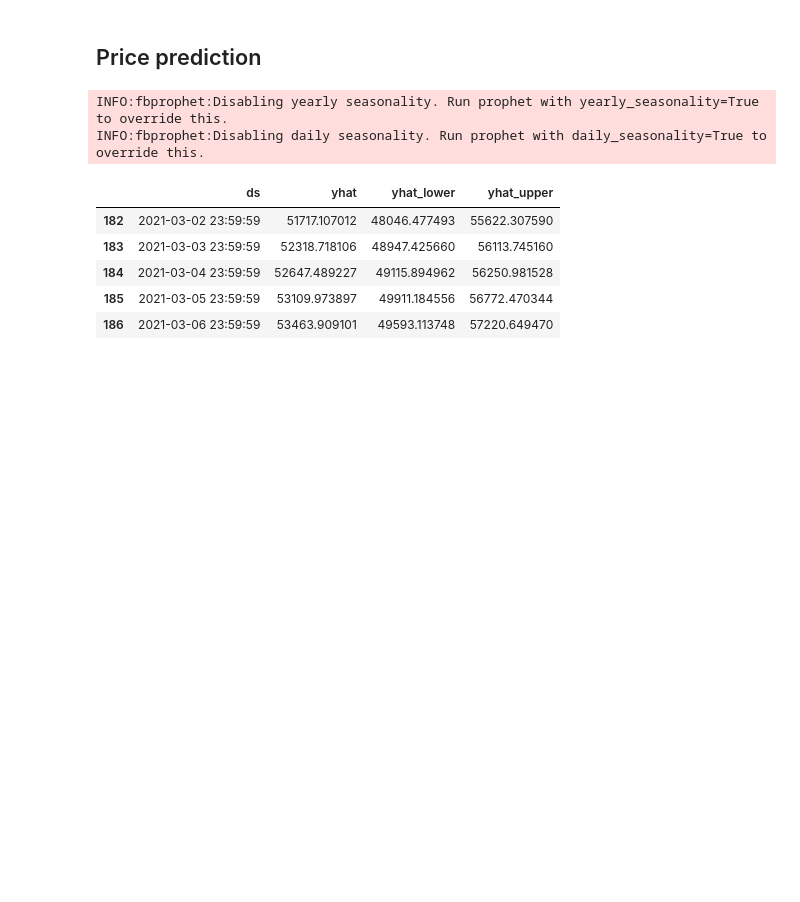
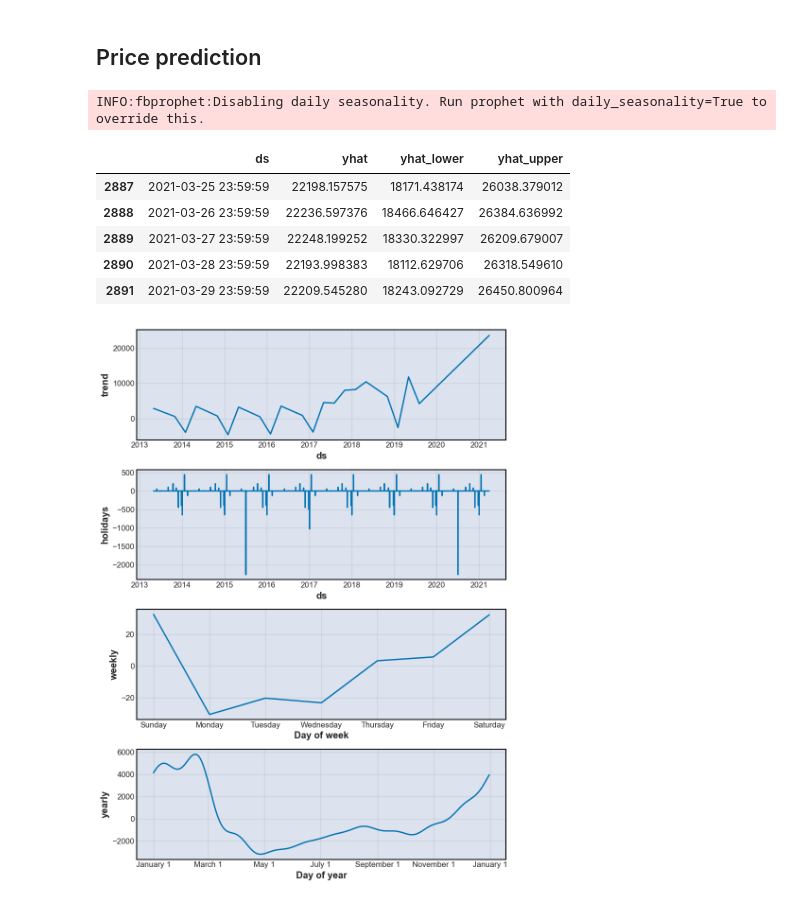
Before and after one commit to ArtTucker/crypto_prices_ML, a Jupyter notebook: preprocessing/by_coin/bitcoin_notebook_from_CSV.ipynb, the cells around one changed output. Saved outputs shown, nothing was run; the diff lists cells and outputs as text; code cells hidden in the pictures; blank space fills up the shorter version.

```diff
--- a/preprocessing/by_coin/bitcoin_notebook_from_CSV.ipynb
+++ b/preprocessing/by_coin/bitcoin_notebook_from_CSV.ipynb
@@ -109,24 +109,29 @@ from fbprophet import Prophet
 # %%
 INPUT_FILE = "coin_Bitcoin.csv"
 
 price_predict_df = pd.read_csv("../../resources/prices/" + INPUT_FILE, parse_dates=['Date'], usecols=["Date", "Close"])
 price_predict_df.columns = ["ds", "y"]
-price_predict_df = price_predict_df[price_predict_df['ds']>'2020-9-1']
+#price_predict_df = price_predict_df[price_predict_df['ds']>'2020-9-1']
 
-m = Prophet()
+m = Prophet(changepoint_prior_scale=.7)
+m.add_country_holidays(country_name='US')
 m.fit(price_predict_df);
-future = m.make_future_dataframe(periods=7)
+m.train_holiday_names
+
+future = m.make_future_dataframe(periods=30)
+
 forecast = m.predict(future)
+fig = m.plot_components(forecast)
 forecast[['ds', 'yhat', 'yhat_lower', 'yhat_upper']].tail()
 # %% [output]
-INFO:fbprophet:Disabling yearly seasonality. Run prophet with yearly_seasonality=True to override this.
 INFO:fbprophet:Disabling daily seasonality. Run prophet with daily_seasonality=True to override this.
 |  | ds | yhat | yhat_lower | yhat_upper |
-| 182 | 2021-03-02 23:59:59 | 51717.107012 | 48046.477493 | 55622.307590 |
-| 183 | 2021-03-03 23:59:59 | 52318.718106 | 48947.425660 | 56113.745160 |
-| 184 | 2021-03-04 23:59:59 | 52647.489227 | 49115.894962 | 56250.981528 |
-| 185 | 2021-03-05 23:59:59 | 53109.973897 | 49911.184556 | 56772.470344 |
-| 186 | 2021-03-06 23:59:59 | 53463.909101 | 49593.113748 | 57220.649470 |
+| 2887 | 2021-03-25 23:59:59 | 22198.157575 | 18171.438174 | 26038.379012 |
+| 2888 | 2021-03-26 23:59:59 | 22236.597376 | 18466.646427 | 26384.636992 |
+| 2889 | 2021-03-27 23:59:59 | 22248.199252 | 18330.322997 | 26209.679007 |
+| 2890 | 2021-03-28 23:59:59 | 22193.998383 | 18112.629706 | 26318.549610 |
+| 2891 | 2021-03-29 23:59:59 | 22209.545280 | 18243.092729 | 26450.800964 |
+[figure, added]
 # %%
 m.plot(forecast)
 # %% [output]
```
Also changed, not shown: parts of 2 cells of this notebook.
